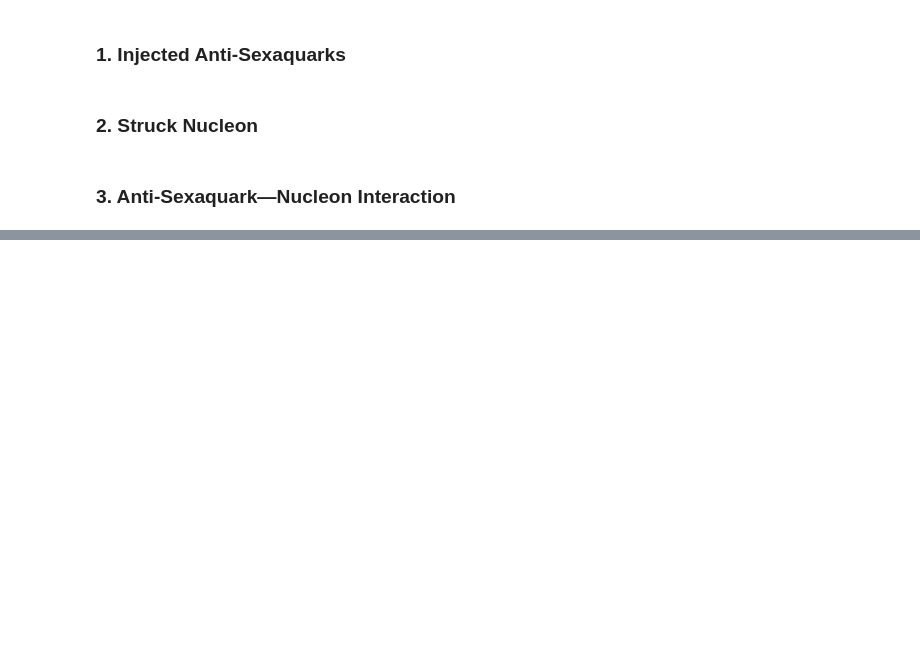
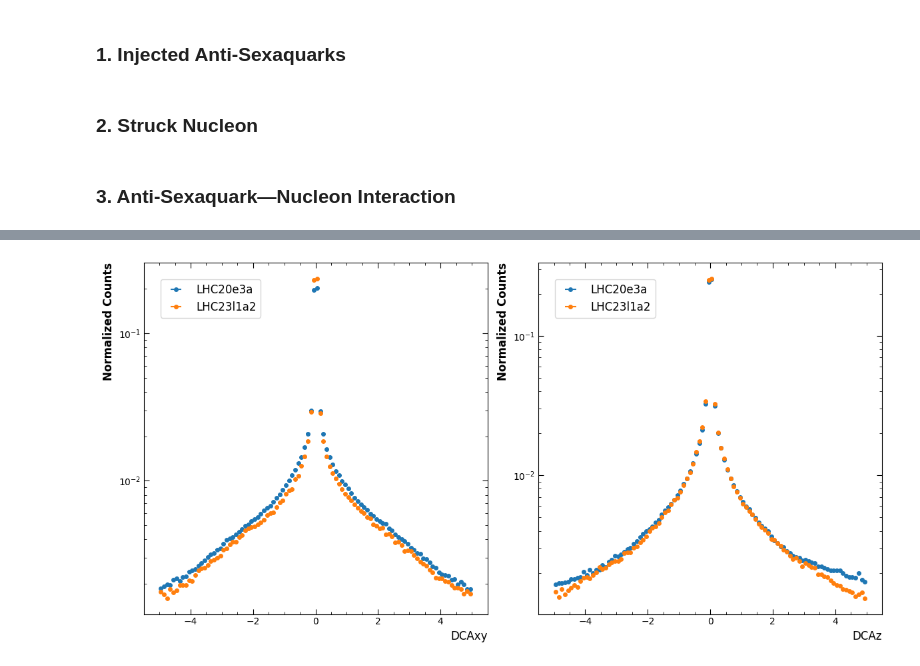
Before and after one commit to HD-ALICE-Sexaquark/analysis, a Jupyter notebook: jupyter/QA.ipynb, the cells around one changed output, grey strips where cells are left out. Saved outputs shown, nothing was run; the diff lists cells and outputs as text; code cells hidden in the pictures; blank space fills up the shorter version.

```diff
--- a/jupyter/QA.ipynb
+++ b/jupyter/QA.ipynb
@@ -196,0 +245,41 @@ plt.show()
+# %%
+# plot DCAxy and DCAz of all tracks
+hist_names = ["DCAxy", "DCAz"]
+
+plt.figure(figsize=(2 * 6, 6))
+
+for i in range(len(hist_names)):
+
+    plt.subplot(1, 2, i + 1)
+
+    hist_name = hist_names[i]
+
+    values_bkg, edges_bkg = hist_dict_bkg[hist_name].to_numpy()
+    centers_bkg = (edges_bkg[:-1] + edges_bkg[1:]) / 2
+    weights_bkg = values_bkg / sum(values_bkg) # np.max(values_bkg)
+    bin_width_bkg = edges_bkg[1] - edges_bkg[0]
+    plt.errorbar(centers_bkg, weights_bkg, xerr=bin_width_bkg/2, fmt='o', label="LHC20e3a", color=colors[0], markersize=4)
+
+    values_sig, edges_sig = hist_dict_sig[hist_name].to_numpy()
+    centers_sig = (edges_sig[:-1] + edges_sig[1:]) / 2
+    weights_sig = values_sig / sum(values_sig) # np.max(values_sig)
+    bin_width_sig = edges_sig[1] - edges_sig[0]
+    plt.errorbar(centers_sig, weights_sig, xerr=bin_width_sig/2, fmt='o', label="LHC23l1a2", color=colors[1], markersize=4)
+
+    plt.yscale('log')
+    plt.ylabel('Normalized Counts', loc='top', fontsize=12, fontweight='bold')
+
+    plt.xlabel(hist_name, loc='right', fontsize=12)
+
+    plt.minorticks_on()
+    plt.tick_params(direction='in', axis='both', which='both', top=True, right=True)
+    plt.tick_params(which='minor', length=3)
+    plt.tick_params(which='major', length=6)
+
+    plt.legend(loc="upper left", fontsize=12, borderaxespad=1.5)
+
+plt.tight_layout()
+# plt.savefig("QA_SignalInteraction_Radius.svg")
+plt.show()
+# %% [output]
+[figure, added]
```
Also changed, not shown: parts of 11 cells of this notebook.
